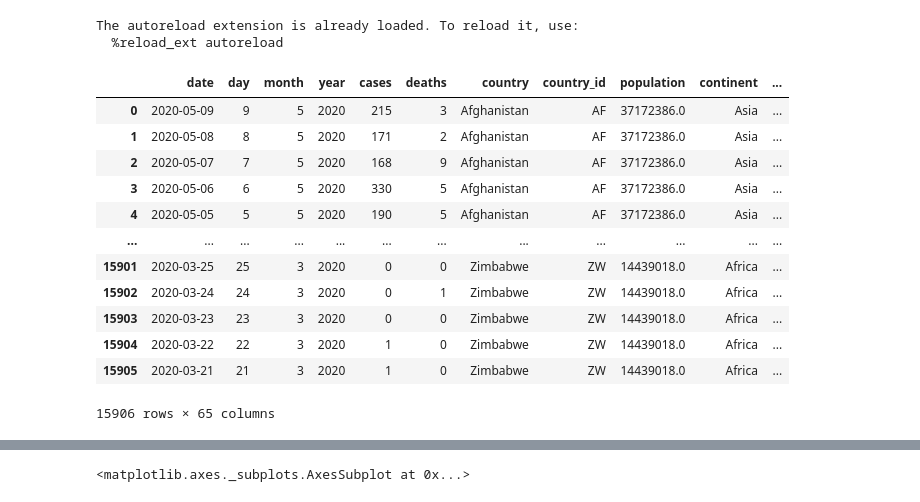
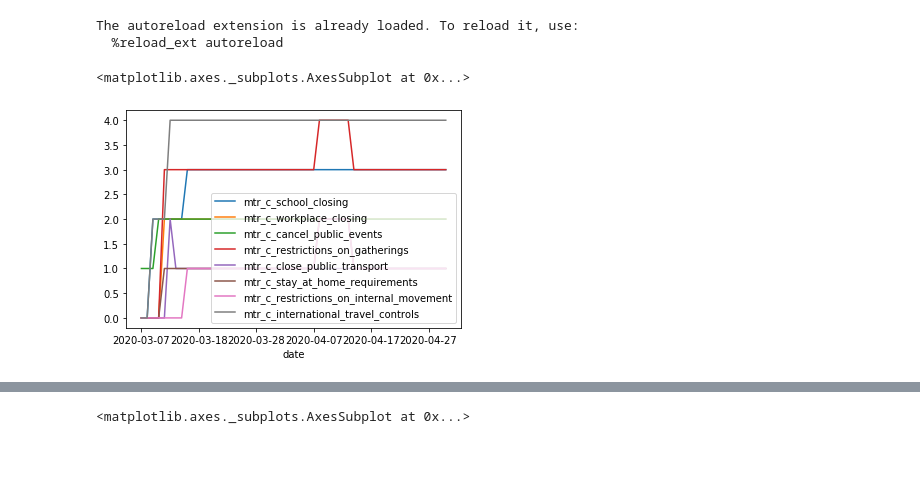
Before and after one commit to silverfield/corona-vis, a Jupyter notebook: nbs/process.ipynb, the cells around one changed output, grey strips where cells are left out. Saved outputs shown, nothing was run; the diff lists cells and outputs as text; code cells hidden in the pictures; blank space fills up the shorter version.

```diff
--- a/nbs/process.ipynb
+++ b/nbs/process.ipynb
@@ -21,19 +21,11 @@ import pprint
 covid_df = get_covid_df()
 # %%
 df = get_final_df()
-# %%
-df
-# %% [output]
-|  | date | day | month | year | cases | deaths | country | country_id | population | continent | ... |
-| 0 | 2020-05-09 | 9 | 5 | 2020 | 215 | 3 | Afghanistan | AF | 37172386.0 | Asia | ... |
-| 1 | 2020-05-08 | 8 | 5 | 2020 | 171 | 2 | Afghanistan | AF | 37172386.0 | Asia | ... |
-| 2 | 2020-05-07 | 7 | 5 | 2020 | 168 | 9 | Afghanistan | AF | 37172386.0 | Asia | ... |
-| 3 | 2020-05-06 | 6 | 5 | 2020 | 330 | 5 | Afghanistan | AF | 37172386.0 | Asia | ... |
-| 4 | 2020-05-05 | 5 | 5 | 2020 | 190 | 5 | Afghanistan | AF | 37172386.0 | Asia | ... |
-| ... | ... | ... | ... | ... | ... | ... | ... | ... | ... | ... | ... |
-| 15901 | 2020-03-25 | 25 | 3 | 2020 | 0 | 0 | Zimbabwe | ZW | 14439018.0 | Africa | ... |
-| 15902 | 2020-03-24 | 24 | 3 | 2020 | 0 | 1 | Zimbabwe | ZW | 14439018.0 | Africa | ... |
-| 15903 | 2020-03-23 | 23 | 3 | 2020 | 0 | 0 | Zimbabwe | ZW | 14439018.0 | Africa | ... |
-| 15904 | 2020-03-22 | 22 | 3 | 2020 | 1 | 0 | Zimbabwe | ZW | 14439018.0 | Africa | ... |
-| 15905 | 2020-03-21 | 21 | 3 | 2020 | 1 | 0 | Zimbabwe | ZW | 14439018.0 | Africa | ... |
-15906 rows × 65 columns
+# %%
+d = df[df['country'] == 'Slovakia']
+# %%
+cols = [c for c in df.columns if 'mtr_c' in c and '_flag' not in c and '_note' not in c]
+d.set_index('date').sort_index()[cols].plot()
+# %% [output]
+<matplotlib.axes._subplots.AxesSubplot at 0x...>
+[figure, added]
```
Also changed, not shown: parts of 2 cells of this notebook, 8 other files.
